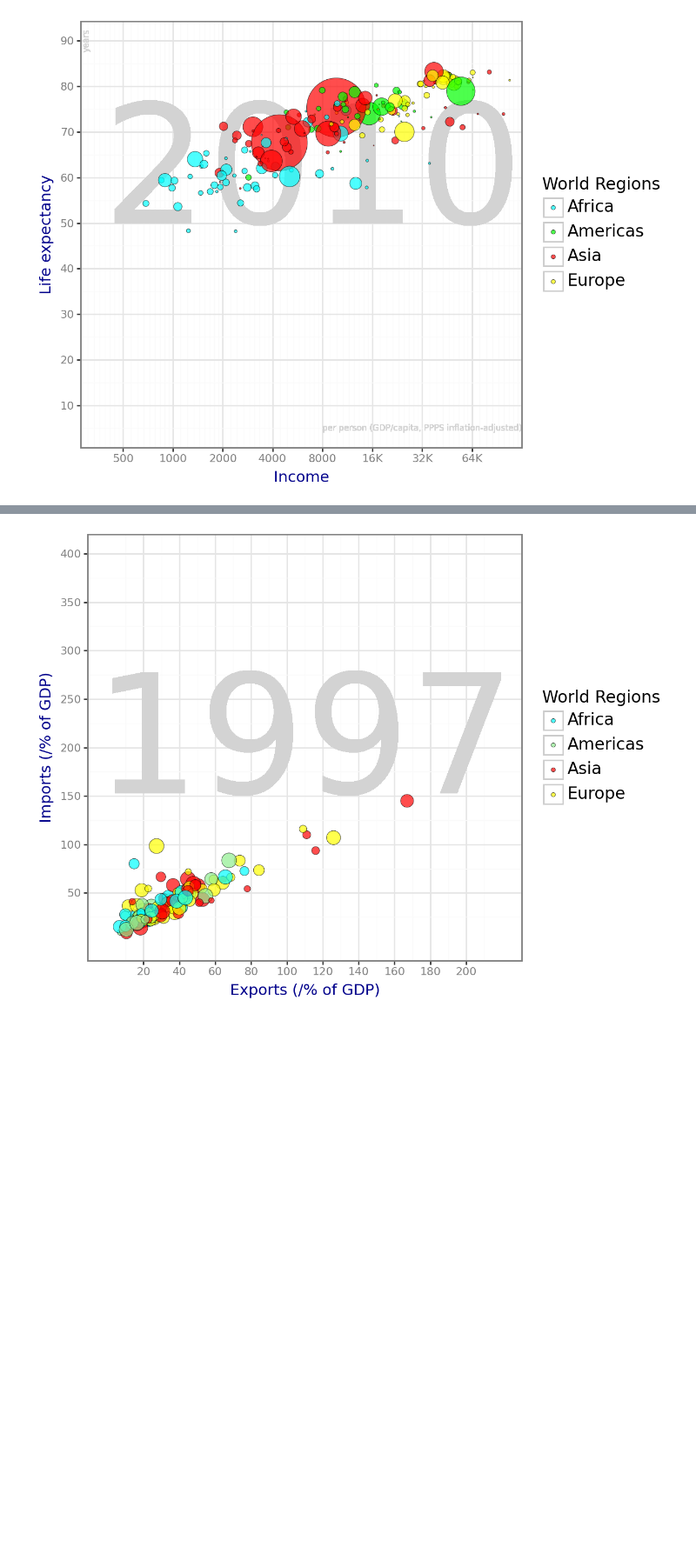
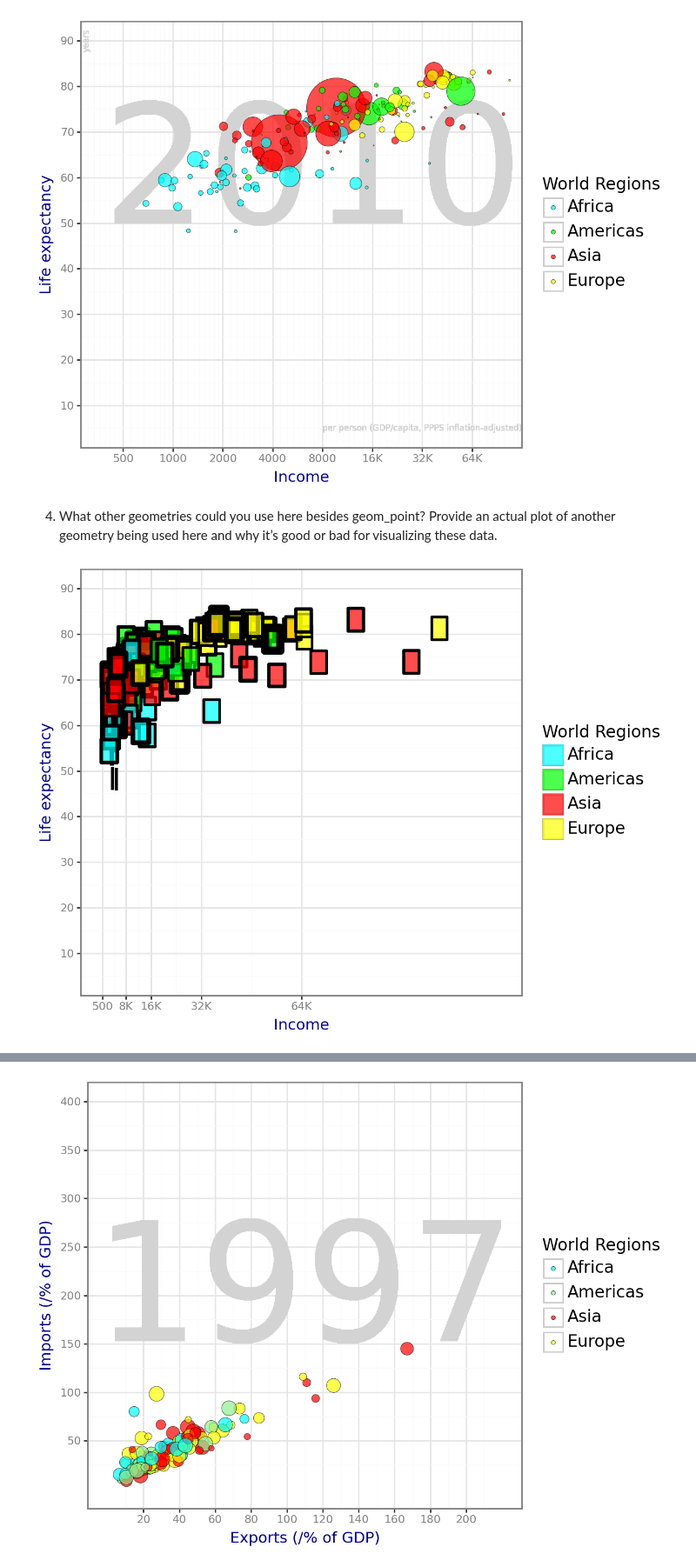
Before and after one commit to chloefeehan/GSB544, a Jupyter notebook: Labs/Lab1/Lab1.ipynb, the cells around one changed output, grey strips where cells are left out. Shown at 87% size. Drawn from its saved outputs; the diff is of its cells as text; code cells hidden in the pictures; blank space fills up the shorter version.

```diff
--- a/Labs/Lab1/Lab1.ipynb
+++ b/Labs/Lab1/Lab1.ipynb
@@ -48,3 +57,26 @@ axis_text=element_text(family='Comic Sans', size=8, color = "gray"))
 )
 # %% [output]
 [figure]
+# %% [markdown]
+4. What other geometries could you use here besides geom_point? Provide an actual plot of another geometry being used here and why it’s good or bad for visualizing these data.
+# %%
+from plotnine import geom_tile
+
+(ggplot(q1data,
+aes(x = "income", y = "life_exp", size = "population", fill = "four_regions"))
++ geom_tile(aes(width=5000, height=5), color="black", alpha=0.7)
++ labs(x= "Income", y = "Life expectancy", fill = "World Regions")
++ scale_x_continuous(limits=[0, 128000],
+breaks=[500, 8000, 16000, 32000, 64000],
+labels=["500", "8K", "16K", "32K", "64K"])
++ scale_y_continuous(limits = (5, 90), breaks = range(10, 91, 10))
++ scale_fill_manual(values={'africa': 'aqua', 'americas': 'lime', 'asia': 'red', 'europe': 'yellow'},
+labels = ["Africa","Americas","Asia","Europe"])
++ theme_bw()
++ theme(text=element_text(family='Comic Sans', size=12),
+axis_title=element_text(family='Comic Sans', size=11, color = "darkblue"),
+axis_text=element_text(family='Comic Sans', size=8, color = "gray"))
++ guides(size = "none")
+)
+# %% [output]
+[figure, added]
```
Also changed, not shown: parts of 18 cells of this notebook, 3 other files.
